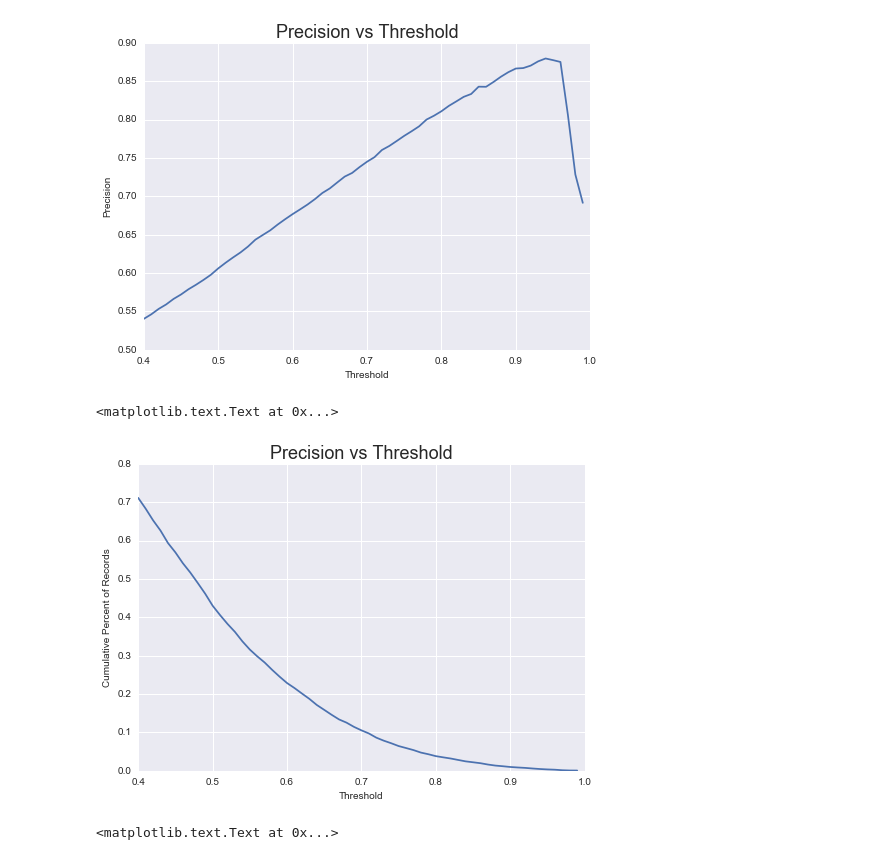
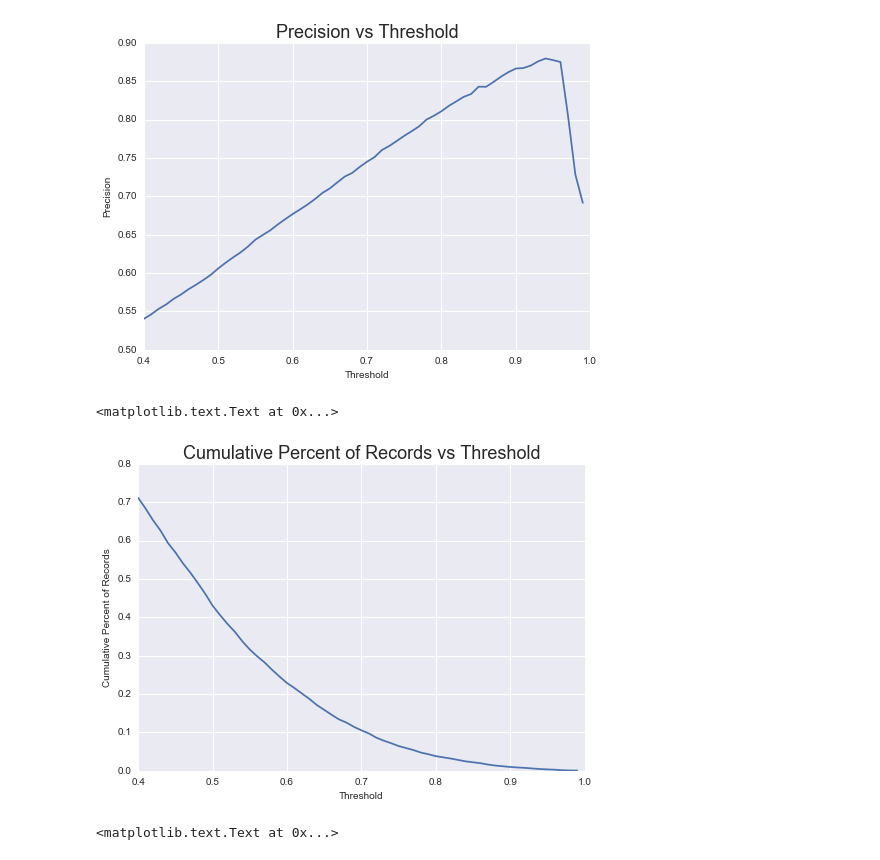
Before and after one commit to davidehamil/BaseballsAndBooleans_NYU-CDS, a Jupyter notebook: Python_Graphs.ipynb, the cells around one changed output. Cells and saved outputs as stored; diff of their text form; code cells hidden in the pictures.

```diff
--- a/Python_Graphs.ipynb
+++ b/Python_Graphs.ipynb
@@ -36,12 +36,12 @@ plt.ylabel('Precision', fontsize=10)
 [figure]
 # %%
 plt.plot(data['Prediction_Certainty_Threshold'], data['Cumulative Percent of Records'])
-plt.title('Precision vs Threshold', fontsize=18)
+plt.title('Cumulative Percent of Records vs Threshold', fontsize=18)
 plt.xlabel('Threshold', fontsize=10)
 plt.ylabel('Cumulative Percent of Records', fontsize=10)
 # %% [output]
 <matplotlib.text.Text at 0x...>
-[figure, old version]
+[figure, new version]
 # %%
 plt.plot(data2['Prediction_Certainty_Threshold'], data2['net_gain'])
 plt.title('Net Gain vs Threshold', fontsize=18)
```
Also changed, not shown: parts of 1 cell of this notebook.
